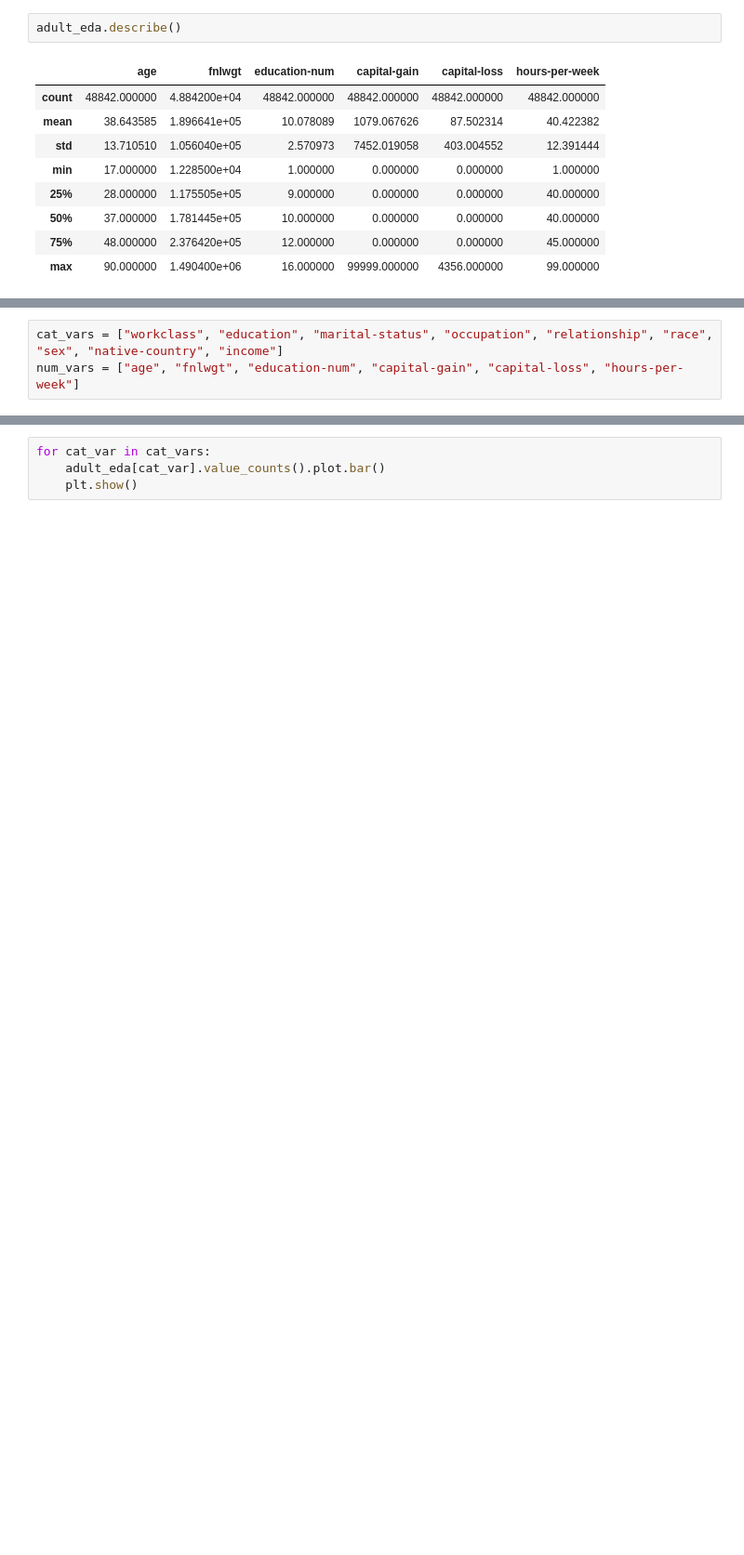
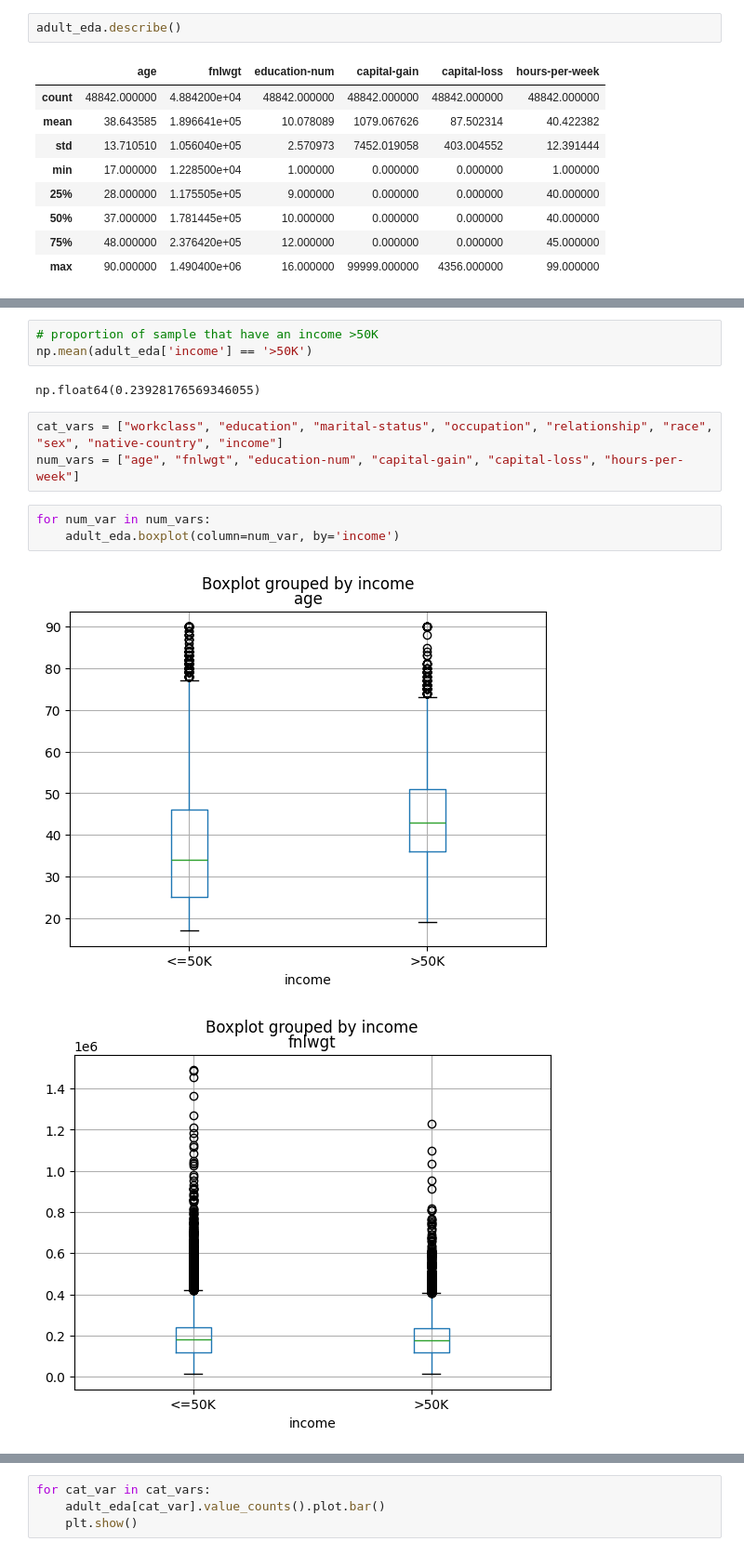
Before and after one commit to jonathanykwong/annual-income, a Jupyter notebook: annual-income.ipynb, the cells around one changed output, grey strips where cells are left out. Shown at 93% size. Saved outputs shown, nothing was run; the diff lists cells and outputs as text; blank space fills up the shorter version.

```diff
--- a/annual-income.ipynb
+++ b/annual-income.ipynb
@@ -74,3 +86,14 @@ adult_eda.describe()
+# %%
+# proportion of sample that have an income >50K
+np.mean(adult_eda['income'] == '>50K')
+# %% [output]
+np.float64(0.23928176569346055)
 # %%
 cat_vars = ["workclass", "education", "marital-status", "occupation", "relationship", "race", "sex", "native-country", "income"]
 num_vars = ["age", "fnlwgt", "education-num", "capital-gain", "capital-loss", "hours-per-week"]
+# %%
+for num_var in num_vars:
+    adult_eda.boxplot(column=num_var, by='income')
+# %% [output]
+[figure, added]
+[figure, added]
```
Also changed, not shown: parts of 28 cells of this notebook.
